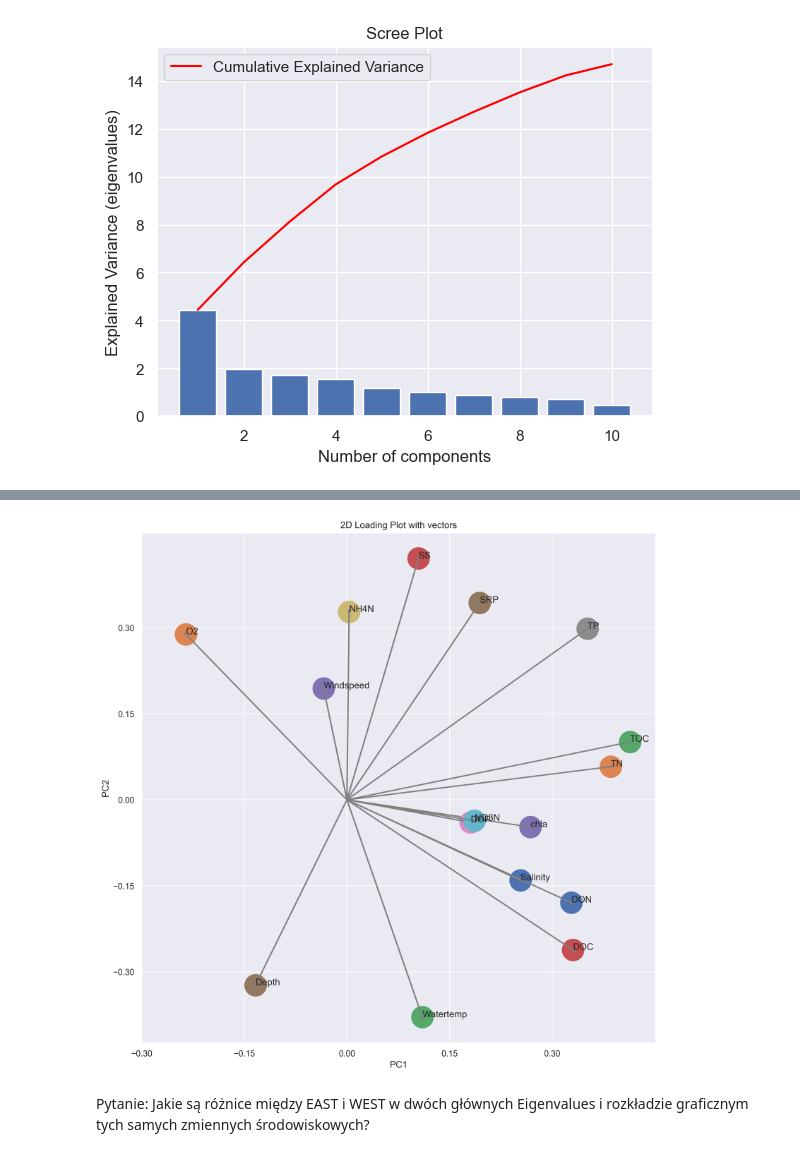
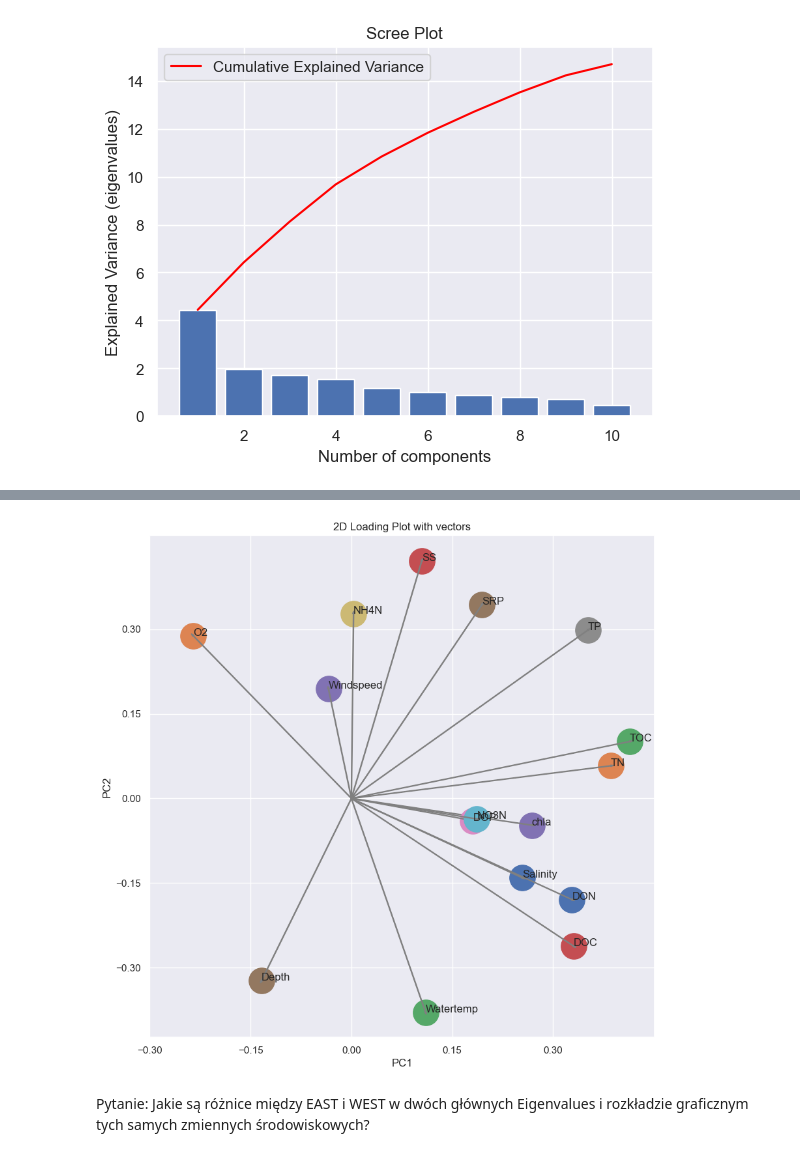
Before and after one commit to 5362396/Statistics-Algebra, a Jupyter notebook: Project/project_AS.ipynb, the cells around one changed output, grey strips where cells are left out. Saved outputs shown, nothing was run; the diff lists cells and outputs as text; code cells hidden in the pictures.

```diff
--- a/Project/project_AS.ipynb
+++ b/Project/project_AS.ipynb
@@ -498,21 +498,3 @@ loadings_df
 | DOC | 0.353368 | -0.266171 | 0.069706 | 0.178421 | -0.275001 | -0.039025 | 0.109646 | 0.232815 | -0.197404 | 0.113271 |
 | Windspeed | 0.010669 | 0.473884 | -0.206811 | -0.216005 | 0.297159 | -0.133715 | 0.221178 | 0.092728 | -0.172397 | 0.452728 |
 | Depth | -0.117295 | -0.191342 | -0.287925 | -0.397201 | -0.253313 | -0.169184 | 0.505008 | -0.012260 | 0.419854 | -0.115467 |
-# %%
-plt.figure(figsize=(15, 15), dpi=300)
-
-xs = loadings[0]
-ys = loadings[1]
-
-for i, varnames in enumerate(feature_names):
-    plt.scatter(xs[i], ys[i], s=1000)
-    plt.text(xs[i], ys[i], varnames)
-
-xticks = np.linspace(-0.3, 0.3, num=5)
-yticks = np.linspace(-0.3, 0.3, num=5)
-plt.xticks(xticks)
-plt.yticks(yticks)
-plt.xlabel('PC1')
-plt.ylabel('PC2')
-plt.title('2D Loading Plot')
-plt.show()
@@ -644,21 +630,3 @@ loadings_df
 | DOC | 0.330588 | -0.261900 | -0.084772 | -0.198259 | 0.309388 | -0.019802 | 0.161125 | -0.004656 | 0.159554 | -0.411242 |
 | Windspeed | -0.034093 | 0.194245 | -0.429328 | 0.292540 | -0.152336 | 0.205793 | 0.627485 | -0.000563 | 0.089656 | 0.197279 |
 | Depth | -0.133701 | -0.323246 | 0.317572 | 0.409144 | -0.042737 | 0.127515 | 0.227994 | 0.363378 | -0.125445 | -0.255888 |
-# %%
-plt.figure(figsize=(15, 15), dpi=300)
-
-xs = loadings[0]
-ys = loadings[1]
-
-for i, varnames in enumerate(feature_names):
-    plt.scatter(xs[i], ys[i], s=1000)
-    plt.text(xs[i], ys[i], varnames)
-
-xticks = np.linspace(-0.3, 0.3, num=5)
-yticks = np.linspace(-0.3, 0.3, num=5)
-plt.xticks(xticks)
-plt.yticks(yticks)
-plt.xlabel('PC1')
-plt.ylabel('PC2')
-plt.title('2D Loading Plot')
-plt.show()
@@ -667,27 +633,30 @@ plt.show()
 # %%
-plt.figure(figsize=(12, 12), dpi=300)
+plt.figure(figsize=(10, 10))
+
+xs = loadings[0]
+ys = loadings[1]
 
 for i, varnames in enumerate(feature_names):
     plt.scatter(xs[i], ys[i], s=800)
     plt.arrow(
         0, 0,
         xs[i],
         ys[i],
         color='grey',
         linewidth=None,
         head_width=None,
     )
     plt.text(xs[i], ys[i], varnames)
 
 plt.xticks(xticks)
 plt.yticks(yticks)
 plt.xlabel('PC1')
 plt.ylabel('PC2')
 
 plt.title('2D Loading Plot with vectors')
 plt.show()
 # %% [output]
-[figure, old version]
+[figure, new version]
 # %% [markdown]
 Pytanie: Jakie są różnice między EAST i WEST w dwóch głównych Eigenvalues i rozkładzie graficznym tych samych zmiennych środowiskowych?
 # %% [markdown]
```
Also changed, not shown: parts of 5 cells of this notebook.
